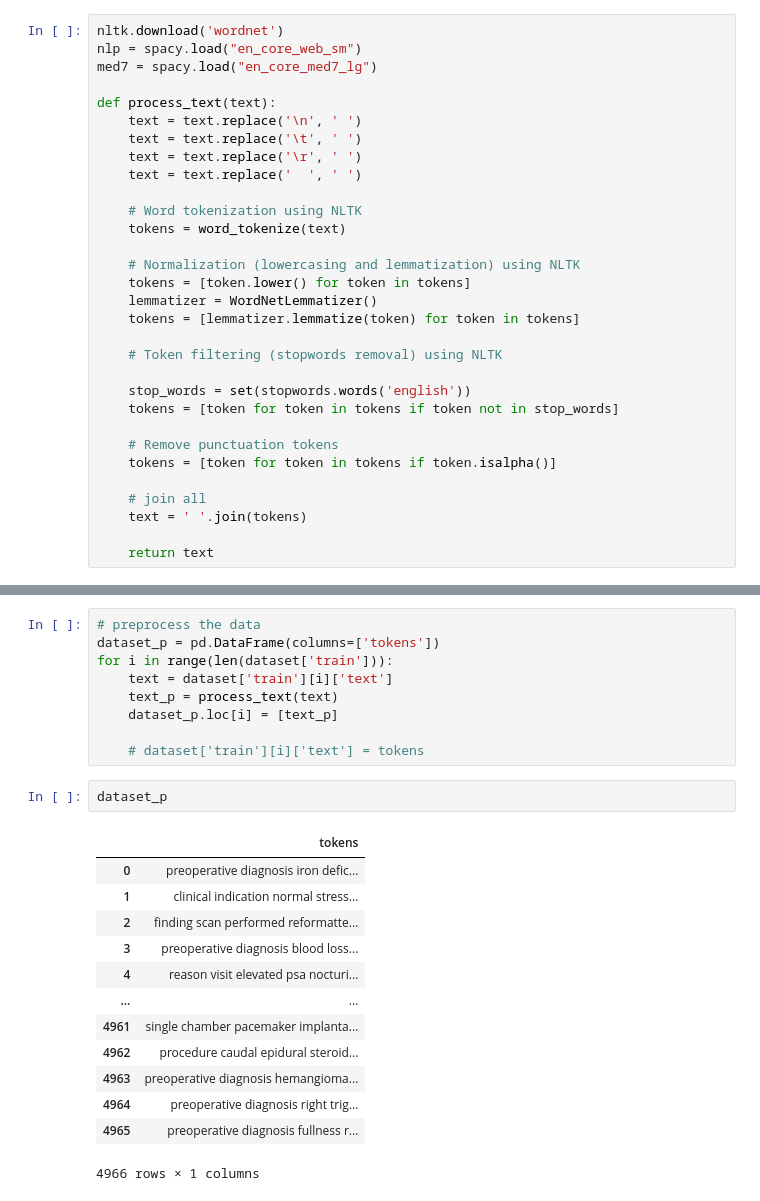
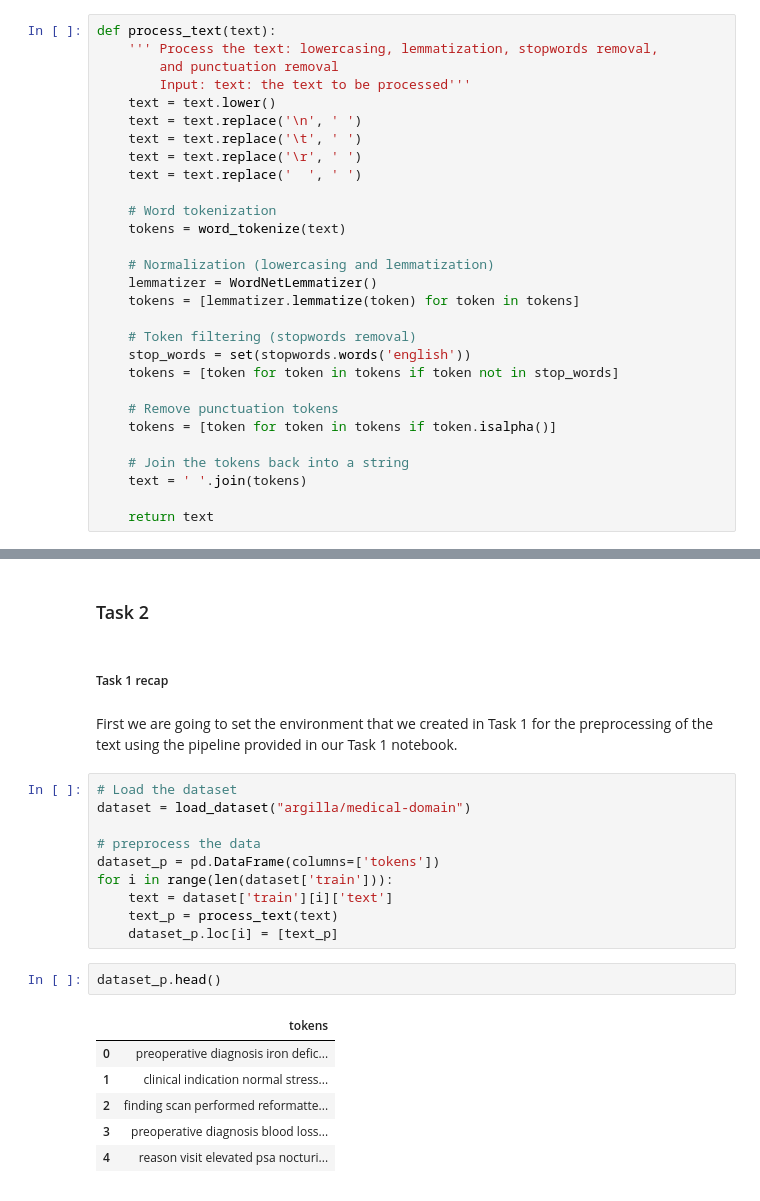
Before and after one commit to vitamys/nlp, a Jupyter notebook: Project_Task2_GroupC_v2.ipynb, the cells around one changed output, grey strips where cells are left out. Cells and saved outputs as stored; diff of their text form.

```diff
--- a/Project_Task2_GroupC_v2.ipynb
+++ b/Project_Task2_GroupC_v2.ipynb
@@ -12,31 +96,29 @@ from nltk.stem import WordNetLemmatizer
 # %%
-nltk.download('wordnet')
-nlp = spacy.load("en_core_web_sm")
-med7 = spacy.load("en_core_med7_lg")
-
 def process_text(text):
+    ''' Process the text: lowercasing, lemmatization, stopwords removal,
+        and punctuation removal
+        Input: text: the text to be processed'''
+    text = text.lower()
     text = text.replace('\n', ' ')
     text = text.replace('\t', ' ')
     text = text.replace('\r', ' ')
     text = text.replace('  ', ' ')
 
-    # Word tokenization using NLTK
+    # Word tokenization
     tokens = word_tokenize(text)
 
-    # Normalization (lowercasing and lemmatization) using NLTK
-    tokens = [token.lower() for token in tokens]
+    # Normalization (lowercasing and lemmatization)
     lemmatizer = WordNetLemmatizer()
     tokens = [lemmatizer.lemmatize(token) for token in tokens]
 
-    # Token filtering (stopwords removal) using NLTK
-
+    # Token filtering (stopwords removal)
     stop_words = set(stopwords.words('english'))
     tokens = [token for token in tokens if token not in stop_words]
 
     # Remove punctuation tokens
     tokens = [token for token in tokens if token.isalpha()]
 
-    # join all
+    # Join the tokens back into a string
     text = ' '.join(tokens)
 
     return text
@@ -53,25 +125,25 @@ dataset['train'][0]['text']
+# %% [markdown]
+### Task 2
+# %% [markdown]
+##### Task 1 recap
+# %% [markdown]
+First we are going to set the environment that we created in Task 1 for the preprocessing of the text using the pipeline provided in our Task 1 notebook.
 # %%
+# Load the dataset
+dataset = load_dataset("argilla/medical-domain")
+
 # preprocess the data
 dataset_p = pd.DataFrame(columns=['tokens'])
 for i in range(len(dataset['train'])):
     text = dataset['train'][i]['text']
     text_p = process_text(text)
     dataset_p.loc[i] = [text_p]
-
-    # dataset['train'][i]['text'] = tokens
 # %%
-dataset_p
+dataset_p.head()
 # %% [output]
 |  | tokens |
 | 0 | preoperative diagnosis iron defic... |
 | 1 | clinical indication normal stress... |
 | 2 | finding scan performed reformatte... |
 | 3 | preoperative diagnosis blood loss... |
 | 4 | reason visit elevated psa nocturi... |
-| ... | ... |
-| 4961 | single chamber pacemaker implanta... |
-| 4962 | procedure caudal epidural steroid... |
-| 4963 | preoperative diagnosis hemangioma... |
-| 4964 | preoperative diagnosis right trig... |
-| 4965 | preoperative diagnosis fullness r... |
-4966 rows × 1 columns
```
Also changed, not shown: parts of 28 cells of this notebook.
